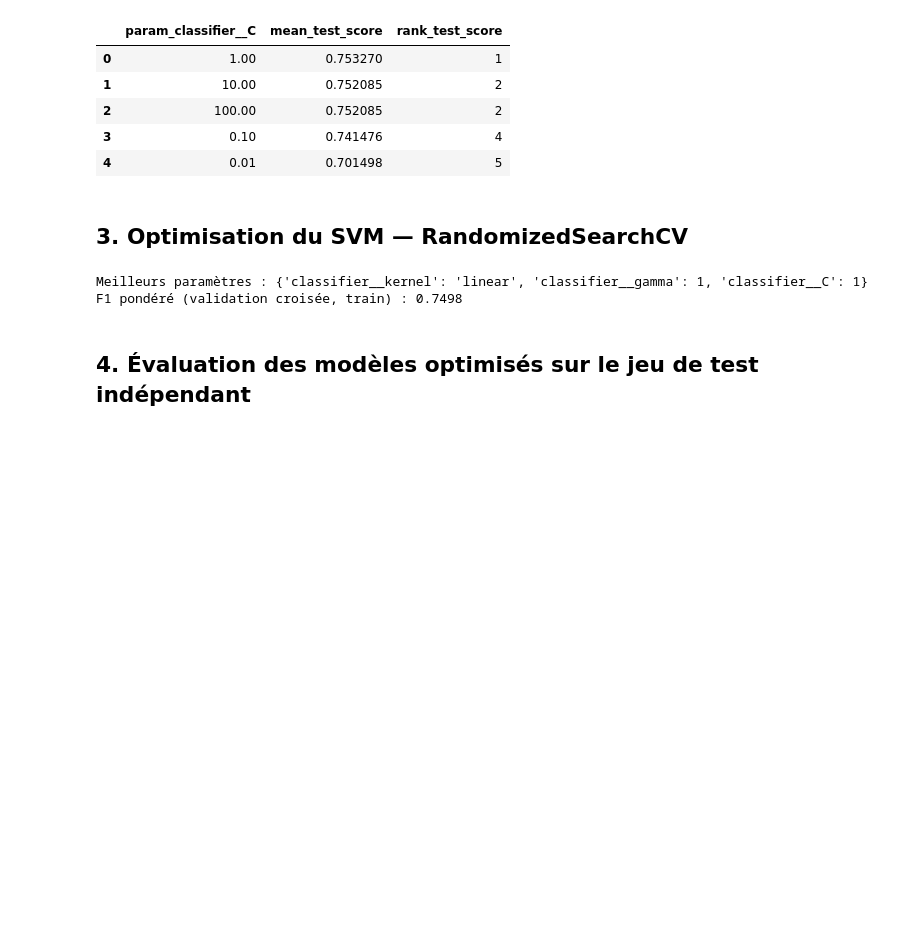
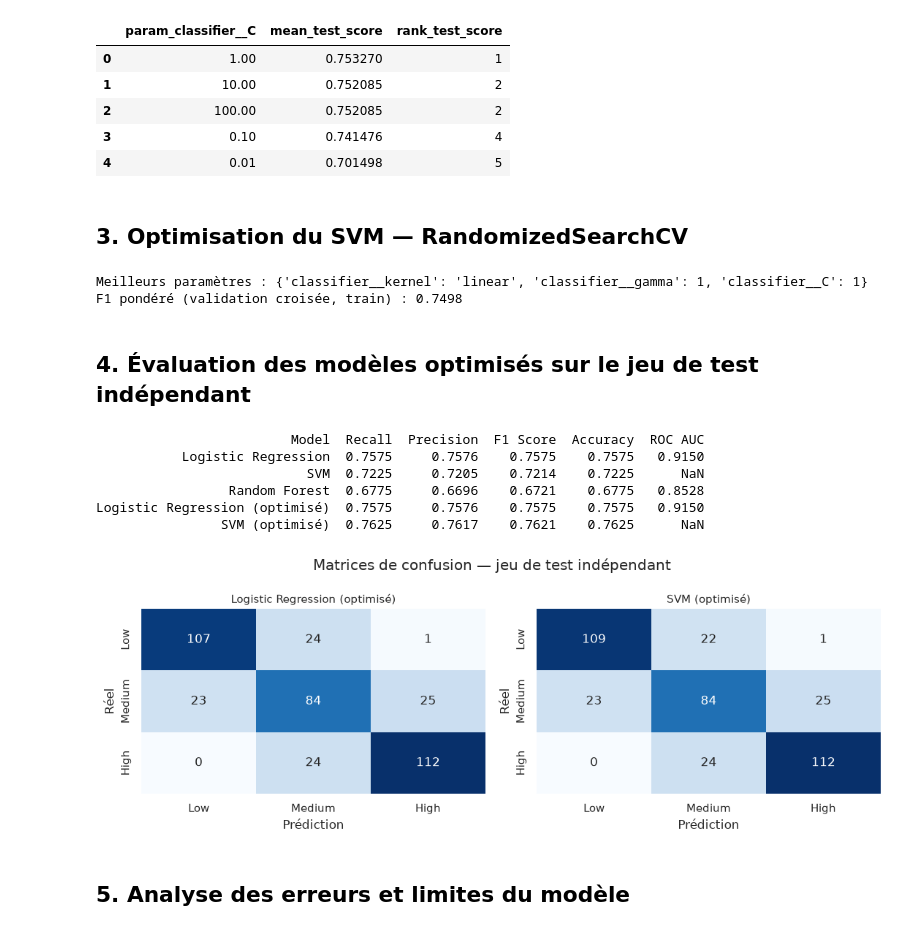
Before and after one commit to MohamedRahoumi/Pr-diction-du-risque-de-sant-mentale-chez-les-tudiants, a Jupyter notebook: notebooks/4-optimization.ipynb, the cells around one changed output. Cells and saved outputs as stored; diff of their text form; code cells hidden in the pictures; blank space fills up the shorter version.

```diff
--- a/notebooks/4-optimization.ipynb
+++ b/notebooks/4-optimization.ipynb
@@ -157,3 +157,37 @@ Meilleurs paramètres : {'classifier__kernel': 'linear', 'classifier__gamma': 1,
 F1 pondéré (validation croisée, train) : 0.7498
 # %% [markdown]
 ## 4. Évaluation des modèles optimisés sur le jeu de test indépendant
+# %%
+tuned_lr = grid_search.best_estimator_
+tuned_svm = random_search.best_estimator_
+
+optimized_results = pd.DataFrame([
+    evaluate(tuned_lr, X_test, y_test, "Logistic Regression (optimisé)"),
+    evaluate(tuned_svm, X_test, y_test, "SVM (optimisé)"),
+])
+
+comparison = pd.concat([baseline_results, optimized_results], ignore_index=True)
+print(comparison.round(4).to_string(index=False))
+
+fig, axes = plt.subplots(1, 2, figsize=(11, 4))
+for ax, (name, model) in zip(axes, {"Logistic Regression (optimisé)": tuned_lr,
+                                    "SVM (optimisé)": tuned_svm}.items()):
+    cm = confusion_matrix(y_test, model.predict(X_test), labels=RISK_ORDER)
+    sns.heatmap(cm, annot=True, fmt="d", cmap="Blues", ax=ax, cbar=False,
+                xticklabels=RISK_ORDER, yticklabels=RISK_ORDER)
+    ax.set_title(name, fontsize=11)
+    ax.set_xlabel("Prédiction")
+    ax.set_ylabel("Réel")
+fig.suptitle("Matrices de confusion — jeu de test indépendant")
+plt.tight_layout()
+plt.show()
+# %% [output]
+                         Model  Recall  Precision  F1 Score  Accuracy  ROC AUC
+           Logistic Regression  0.7575     0.7576    0.7575    0.7575   0.9150
+                           SVM  0.7225     0.7205    0.7214    0.7225      NaN
+                 Random Forest  0.6775     0.6696    0.6721    0.6775   0.8528
+Logistic Regression (optimisé)  0.7575     0.7576    0.7575    0.7575   0.9150
+                SVM (optimisé)  0.7625     0.7617    0.7621    0.7625      NaN
+[figure, added]
+# %% [markdown]
+## 5. Analyse des erreurs et limites du modèle
```
Also changed, not shown: parts of 1 cell of this notebook.
